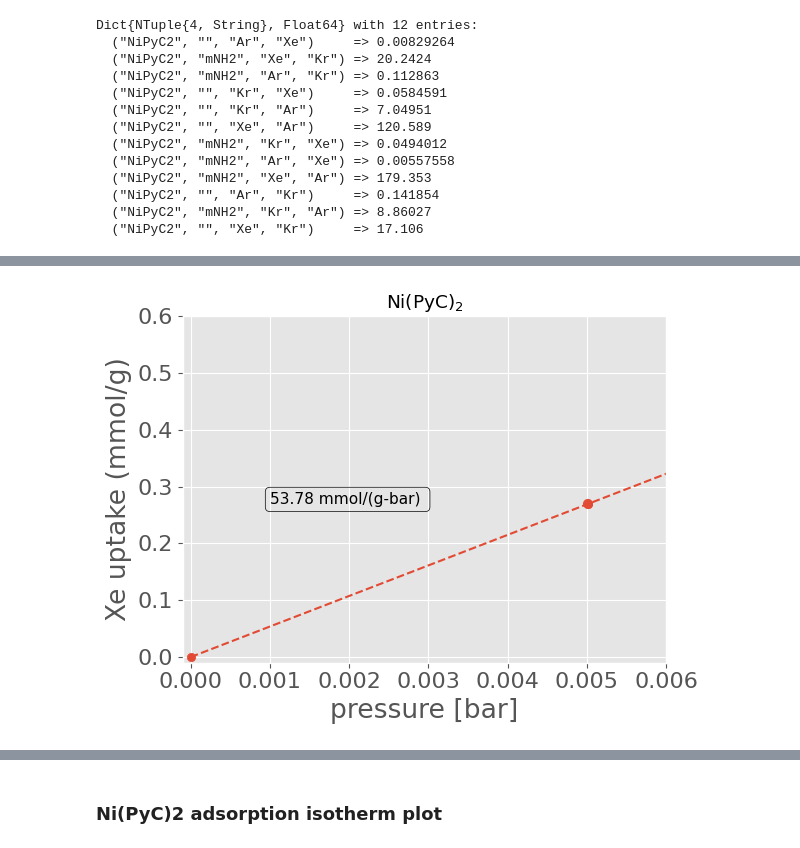
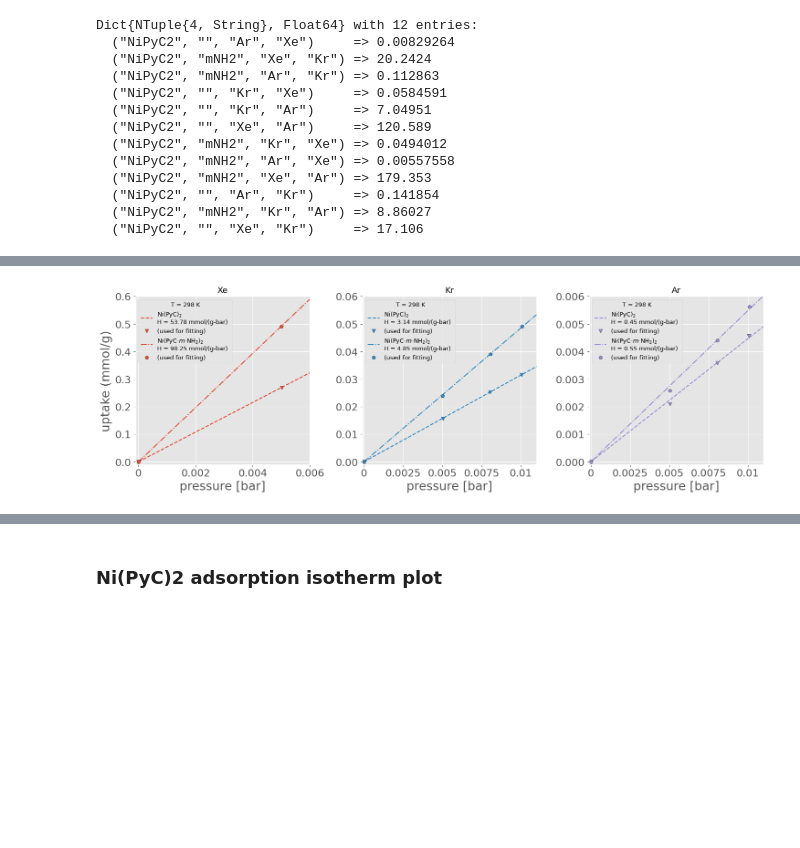
Before and after one commit to SimonEnsemble/NiPyC_analogues, a Jupyter notebook: figures/isotherm_plots/Plotting_Isotherm_Data.ipynb, the cells around one changed output, grey strips where cells are left out. Drawn from its saved outputs; the diff is of its cells as text; code cells hidden in the pictures; blank space fills up the shorter version.

```diff
--- a/figures/isotherm_plots/Plotting_Isotherm_Data.ipynb
+++ b/figures/isotherm_plots/Plotting_Isotherm_Data.ipynb
@@ -322,68 +322,73 @@ end
 # %%
 # dict for num points and one for ylims
 # look at Xe/Kr, Xe/Ar, Kr/Ar
 plt_data = Dict(
     # parent mof
     ("NiPyC2", "", "Xe")     => Dict("n_pts" => 2, "xlims" => [-1E-4, 0.006], "ylims" => [-0.01, 0.6]),
     ("NiPyC2", "", "Kr")     => Dict("n_pts" => 4, "xlims" => [-1E-4, 0.011], "ylims" => [-1E-3, 0.06]),
-    ("NiPyC2", "", "Ar")     => Dict("n_pts" => 4, "xlims" => [-1E-4, 0.012], "ylims" => [-1E-4, 0.008]),
+    ("NiPyC2", "", "Ar")     => Dict("n_pts" => 4, "xlims" => [-1E-4, 0.011], "ylims" => [-1E-4, 0.006]),
     # functionalized mof
     ("NiPyC2", "mNH2", "Xe") => Dict("n_pts" => 2, "xlims" => [-1E-4, 0.006], "ylims" => [-0.01, 0.6]),
     ("NiPyC2", "mNH2", "Kr") => Dict("n_pts" => 4, "xlims" => [-1E-4, 0.011], "ylims" => [-1E-3, 0.06]),
-    ("NiPyC2", "mNH2", "Ar") => Dict("n_pts" => 4, "xlims" => [-1E-4, 0.012], "ylims" => [-1E-4, 0.008])
+    ("NiPyC2", "mNH2", "Ar") => Dict("n_pts" => 4, "xlims" => [-1E-4, 0.011], "ylims" => [-1E-4, 0.006])
 )
 
-for mof in [("NiPyC2", ""), ("NiPyC2", "mNH2")]
-    for gas in adsorbates
-        figure() # generate a figure
+
+fig, axs = plt.subplots(1, 3, figsize=(15, 5))
+for (ind, gas) in enumerate(adsorbates)
+    for mof in [("NiPyC2", ""), ("NiPyC2", "mNH2")]
         # load experimental data
         data = experimental_isotherm_data(gas, mof[1], mof[2])
         # format coeff as string to print in/on plots
         str = @sprintf("%0.2f mmol/(g-bar) ", HK_pm[(mof[1], mof[2], gas)]["H"])
 
         # plot Henry fit
         p = range(0, stop=1.0, length=100)
         n = HK_pm[(mof[1], mof[2], gas)]["H"] .* p
-        plot(p, n,
-             label=gas * ", H = " * str,
-             linestyle="--",
-             color=adsorbate_to_color[gas])
+        axs[ind].plot(p, n,
+                      label=pretty_names[mof] * "\nH = " * str,
+                      linestyle=mof_linetype[mof],
+                      color=adsorbate_to_color[gas])
 
         # print Henry coefficient on plot
-#         str = @sprintf("%0.2f mmol/(g-bar)", HK_pm[(mof[1], mof[2], gas)]["H"])
-        bbox_kwargs = Dict(:facecolor => "none", :edgecolor => "k", :boxstyle => "round")
-        text(0.001, data[plt_data[(mof[1], mof[2], gas)]["n_pts"], Symbol("⟨N⟩ (mmol/g)")],
-             str, fontsize="x-small", bbox=bbox_kwargs)
+#         bbox_kwargs = Dict(:facecolor => "none", :edgecolor => "k", :boxstyle => "round")
+#         axs[ind].text(0.001, data[plt_data[(mof[1], mof[2], gas)]["n_pts"], Symbol("⟨N⟩ (mmol/g)")],
+#                          str, fontsize="x-small", bbox=bbox_kwargs)
 
         # plot points used in fitting
-        scatter(data[1:plt_data[(mof[1], mof[2], gas)]["n_pts"], Symbol("pressure (bar)")],
+        axs[ind].scatter(data[1:plt_data[(mof[1], mof[2], gas)]["n_pts"], Symbol("pressure (bar)")],
                          data[1:plt_data[(mof[1], mof[2], gas)]["n_pts"], Symbol("⟨N⟩ (mmol/g)")],
-                         label=gas* " (used for fitting)",
-                         color=adsorbate_to_color[gas])
+                         label="(used for fitting)",
+                         marker=mof_to_marker[mof],
+                         color=adsorbate_to_color[gas],
+                         edgecolor="k", linewidth=0.3, Zorder=10)
         # plot points not used in fitting
-        scatter(data[plt_data[(mof[1], mof[2], gas)]["n_pts"]:end, Symbol("pressure (bar)")],
-                         data[plt_data[(mof[1], mof[2], gas)]["n_pts"]:end, Symbol("⟨N⟩ (mmol/g)")],
-                         label=gas* " (not used for fitting)",
-                         facecolor="none",
-                         edgecolor=adsorbate_to_color[gas],
-                         linewidth=1.2)
+#         axs[ind].scatter(data[plt_data[(mof[1], mof[2], gas)]["n_pts"]:end, Symbol("pressure (bar)")],
+#                          data[plt_data[(mof[1], mof[2], gas)]["n_pts"]:end, Symbol("⟨N⟩ (mmol/g)")],
+# #                          label=gas* " (not used for fitting)",
+#                          marker = mof_to_marker[mof],
+#                          facecolor="none",
+#                          edgecolor=adsorbate_to_color[gas],
+#                          linewidth=1.2)
 
-#         legend(title="T = 298 K", title_fontsize="xx-small", fontsize="xx-small", loc="best")
+        axs[ind].set_xlim(plt_data[mof[1], mof[2], gas]["xlims"])
+        axs[ind].set_ylim(plt_data[mof[1], mof[2], gas]["ylims"])
+        axs[ind].xaxis.set_major_formatter("{x:,g}")
+    end
+        handles, labels = axs[ind].get_legend_handles_labels()
+        order = [1, 3, 2, 4]
+        axs[ind].legend([handles[idx] for idx in order],
+                    [labels[idx] for idx in order],
+                    title="T = 298 K", title_fontsize="xx-small",
+                    fontsize="xx-small", loc="best")
 
-        title(pretty_names[(mof[1], mof[2])], fontsize="small")
+        axs[ind].set_xlabel("pressure [bar]")
+        axs[1].set_ylabel("uptake (mmol/g)")
+        axs[ind].set_title(gas, fontsize="small")
+        tight_layout()
+end
 
-        xlim(plt_data[mof[1], mof[2], gas]["xlims"])
-        ylim(plt_data[mof[1], mof[2], gas]["ylims"])
-
-        xlabel("pressure [bar]")
-        ylabel(gas * " uptake (mmol/g)")
-        tight_layout()
-
-        filename = "henry_fit_$(mof[1])"
-        isempty(mof[2]) ? filename *= "_" : filename *= "-$(mof[2])_"
-        filename *= gas
-        savefig(joinpath(pwd(), "henry_coeff", filename * ".pdf"), dpi=600, format="pdf")
-    end
-end
+filename = "henry_fit_multi-panel"
+savefig(joinpath(pwd(), "henry_coeff", filename * ".pdf"), dpi=600, format="pdf")
 # %% [output]
-[figure, old version]
+[figure, new version]
```
Also changed, not shown: parts of 7 cells of this notebook, 24 other files.
